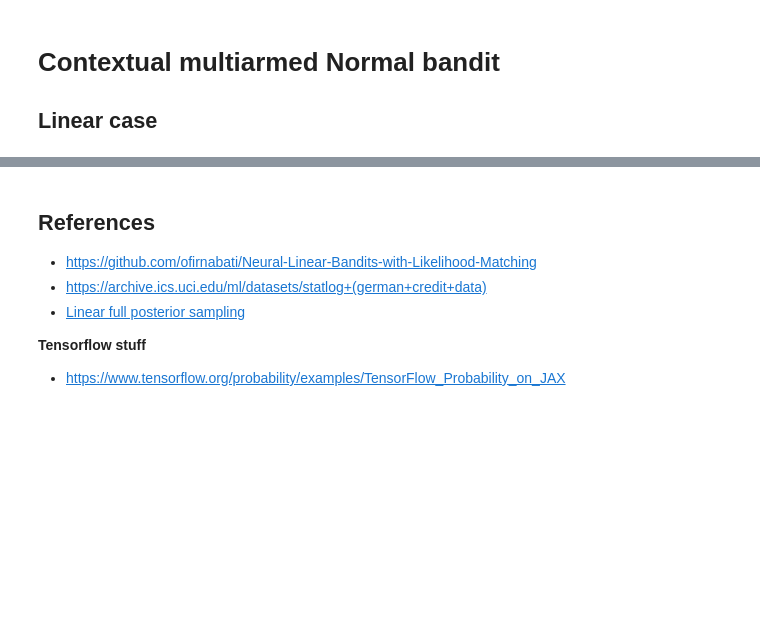
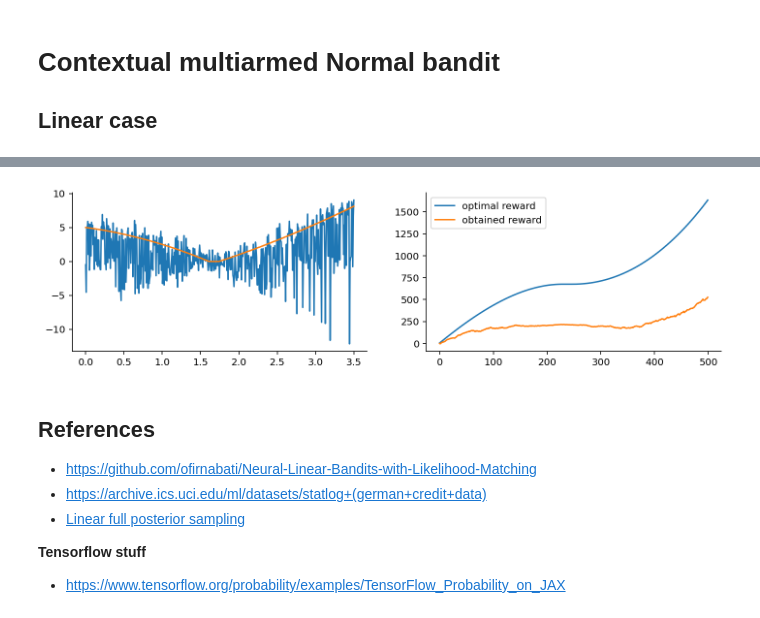
Before and after one commit to gerdm/misc, a Jupyter notebook: 2021-09/thompson-sampling-bandits.ipynb, the cells around one changed output, grey strips where cells are left out. Saved outputs shown, nothing was run; the diff lists cells and outputs as text; code cells hidden in the pictures; blank space fills up the shorter version.

```diff
--- a/2021-09/thompson-sampling-bandits.ipynb
+++ b/2021-09/thompson-sampling-bandits.ipynb
@@ -379,3 +378,16 @@ DeviceArray([[-5. ,  2. ,  0.5],
+# %%
+optimal_reward = jnp.einsum("nm,km->nk", X, true_params["w"]).max(axis=1)
+
+fig, ax = plt.subplots(1, 2, figsize=(12, 3))
+
+ax[0].plot(x, hist_reward.sum(axis=1))
+ax[0].plot(x, optimal_reward)
+
+ax[1].plot(optimal_reward.cumsum(), label="optimal reward")
+ax[1].plot(hist_reward.sum(axis=1).cumsum(), label="obtained reward")
+plt.legend();
+# %% [output]
+[figure, added]
 # %% [markdown]
 ## References
 * https://github.com/ofirnabati/Neural-Linear-Bandits-with-Likelihood-Matching
```
Also changed, not shown: parts of 9 cells of this notebook.
